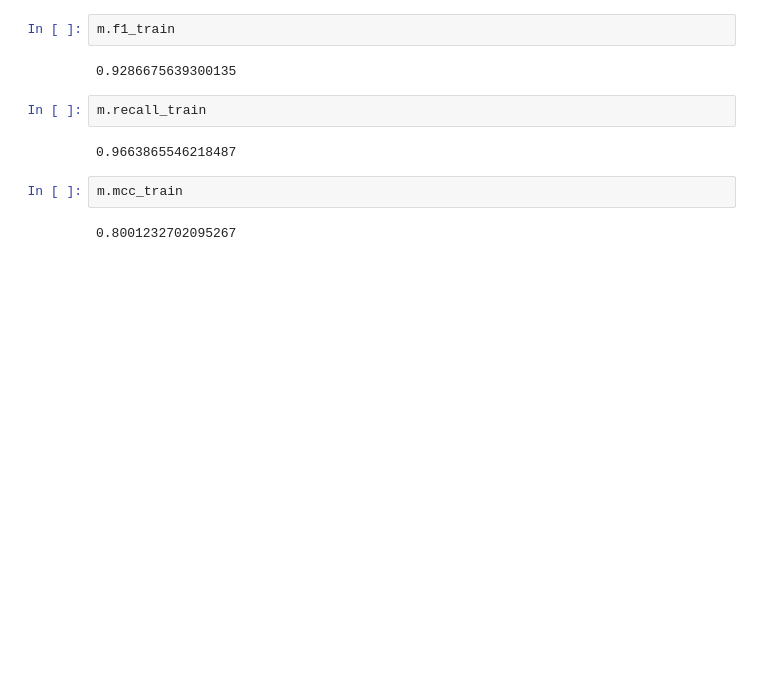
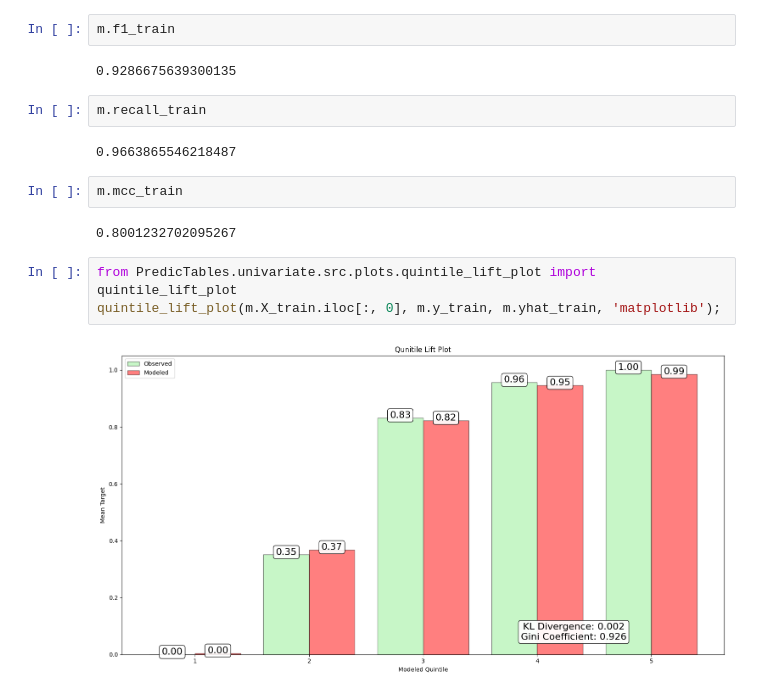
Before and after one commit to predictables/predictables, a Jupyter notebook: dev_univariate.ipynb, the cells around one changed output. Cells and saved outputs as stored; diff of their text form; blank space fills up the shorter version.

Commit message:
refactored a few plots. many to go

```diff
--- a/dev_univariate.ipynb
+++ b/dev_univariate.ipynb
@@ -145,3 +145,8 @@ m.recall_train
 m.mcc_train
 # %% [output]
 0.8001232702095267
+# %%
+from PredicTables.univariate.src.plots.quintile_lift_plot import quintile_lift_plot
+quintile_lift_plot(m.X_train.iloc[:, 0], m.y_train, m.yhat_train, 'matplotlib');
+# %% [output]
+[figure, added]
```
Also changed, not shown: parts of 2 cells of this notebook, 16 other files.
